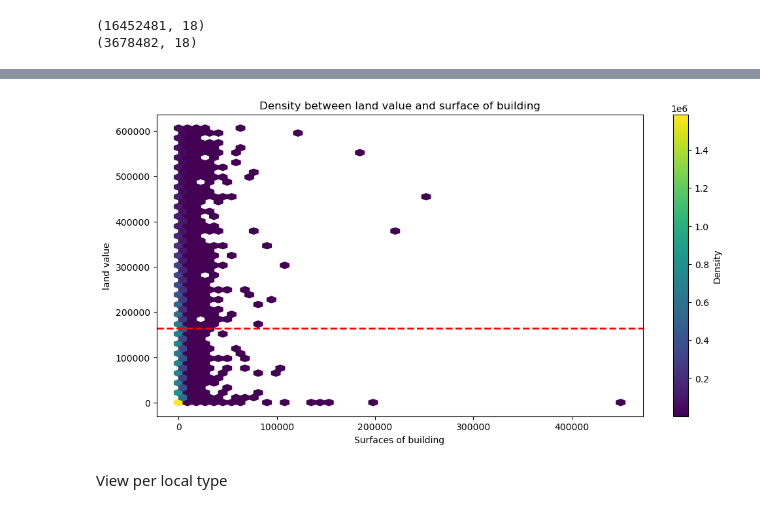
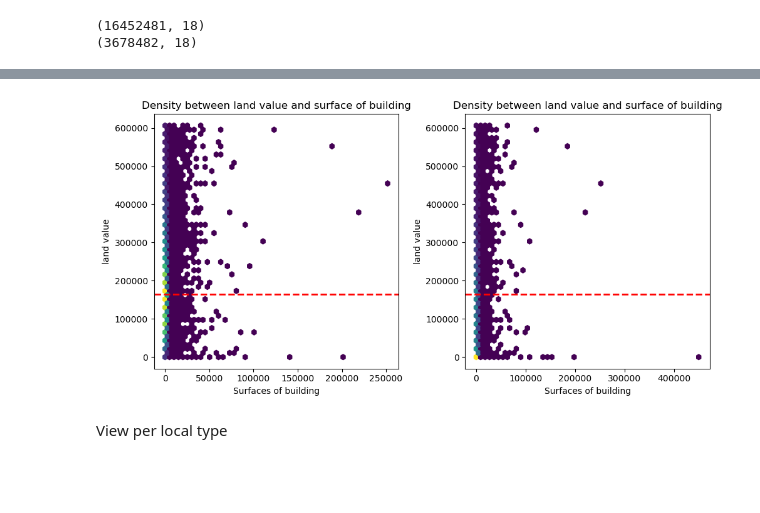
Before and after one commit to Kal3idoscope/Land-data-analysis-French-market, a Jupyter notebook: relationship_variables.ipynb, the cells around one changed output, grey strips where cells are left out. Saved outputs shown, nothing was run; the diff lists cells and outputs as text; code cells hidden in the pictures; blank space fills up the shorter version.

```diff
--- a/relationship_variables.ipynb
+++ b/relationship_variables.ipynb
@@ -641,23 +623,42 @@ plt.show()
-# %%
-#### non outliers ####
-# General view : Buildind surfaces
-
-#Create hexbin plot
-plt.figure(figsize=(12,6))
-plt.hexbin(non_outliers['Surface reelle bati'], non_outliers['Valeur fonciere'], gridsize=50, mincnt=1)
-plt.colorbar(label='Density')
-#Create horizontale line that are the mean of land value
-mean_land_value = stat_columns.loc['Valeur fonciere', 'mean']
-plt.axhline(mean_land_value, color = 'red',
-            linestyle="--", linewidth=2,
-            label=f"Mean y={mean_land_value:.2f}")
-
-#Add label
-plt.title("Density between land value and surface of building")
-plt.xlabel("Surfaces of building")
-plt.ylabel("land value")
-plt.show()
-# %% [output]
-[figure, removed]
+# %%
+from matplotlib import colors
+
+#Create frame with 1 row and 2 columns
+figure, (axis1, axis2) = plt.subplots(1,2, figsize=(10,5))
+
+axis1.hexbin(non_outliers_not_empty['Surface reelle bati'], non_outliers_not_empty['Valeur fonciere'], gridsize=50, mincnt=1)
+
+mean_land_value = stat_columns.loc['Valeur fonciere', 'mean']
+axis1.axhline(mean_land_value, color = 'red',
+            linestyle="--", linewidth=2,
+            label=f"Mean y={mean_land_value:.2f}")
+
+# create a single norm to be shared across all images
+#norm = colors.Normalize(vmin=np.min(non_outliers_not_empty), vmax=np.max(non_outliers_not_empty))
+#plt.colorbar(mappable=cm.ScalarMappable(norm=norm),label='Density', ax=axis1)
+
+axis1.set_title("Density between land value and surface of building")
+axis1.set_xlabel("Surfaces of building")
+axis1.set_ylabel("land value")
+
+
+axis2.hexbin(non_outliers['Surface reelle bati'], non_outliers['Valeur fonciere'], gridsize=50, mincnt=1)
+#norm = colors.Normalize(vmin=np.min(non_outliers_not_empty), vmax=np.max(non_outliers_not_empty))
+#plt.colorbar(mappable=cm.ScalarMappable(norm=norm),label='Density', ax=axis1)
+
+axis2.axhline(mean_land_value, color = 'red',
+            linestyle="--", linewidth=2,
+            label=f"Mean y={mean_land_value:.2f}")
+
+
+axis2.set_title("Density between land value and surface of building")
+axis2.set_xlabel("Surfaces of building")
+axis2.set_ylabel("land value")
+
+
+plt.tight_layout()
+plt.show()
+# %% [output]
+[figure, added]
 # %% [markdown]
 View per local type
```
Also changed, not shown: parts of 18 cells of this notebook.
